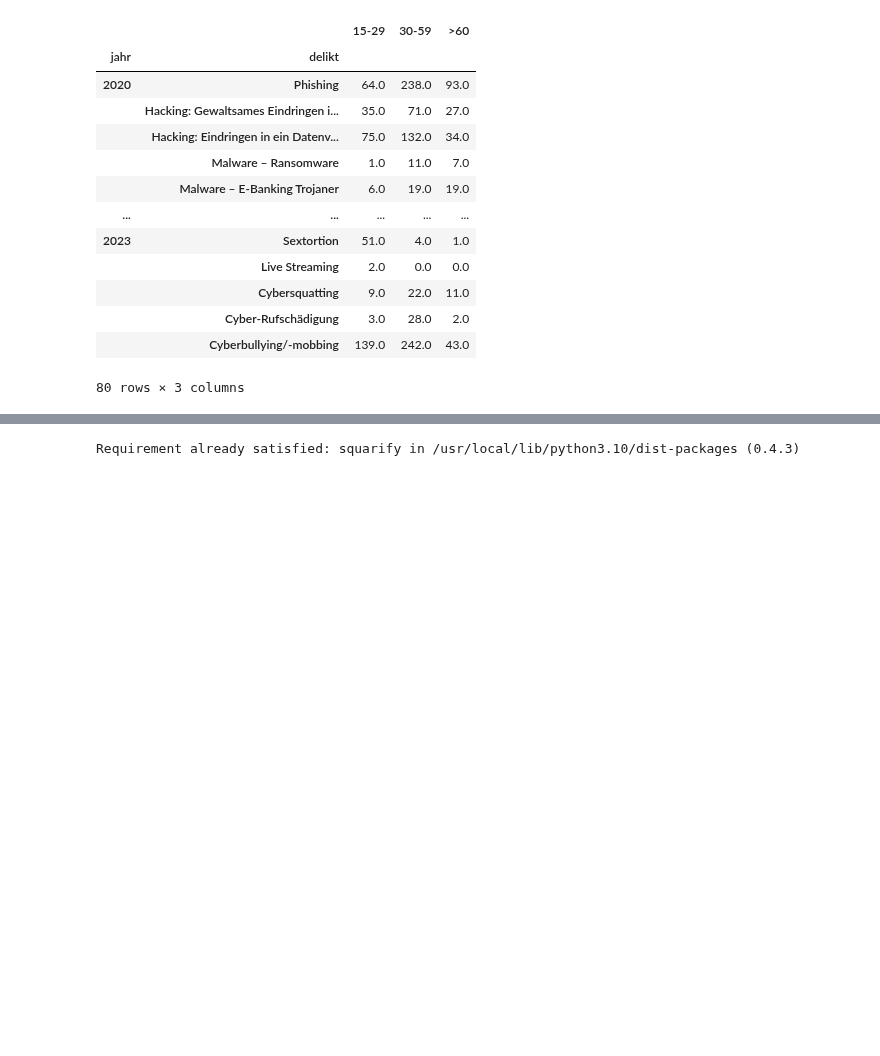
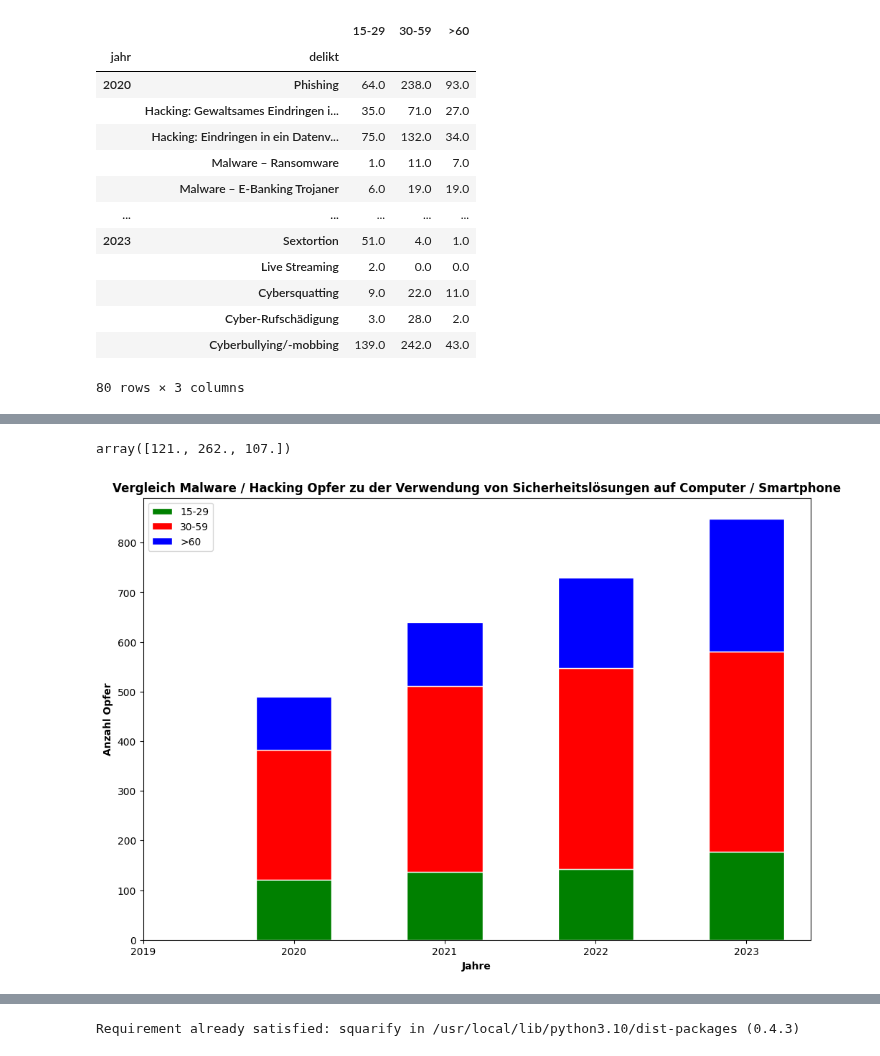
Before and after one commit to baumannf/bina_module, a Jupyter notebook: BINA_LN1_CybercrimeVisualisation.ipynb, the cells around one changed output, grey strips where cells are left out. Cells and saved outputs as stored; diff of their text form; code cells hidden in the pictures; blank space fills up the shorter version.

Commit message:
Barblot Hacking/Malware erstellt

```diff
--- a/BINA_LN1_CybercrimeVisualisation.ipynb
+++ b/BINA_LN1_CybercrimeVisualisation.ipynb
@@ -451,3 +479,69 @@ master_cyber_ch_opfer.filter(items=['Hacking: Gewaltsames Eindringen in ein Date
+# %%
+# Herausfilterung der relevanten Deliktkategorien 'Hacking: *' und 'Malware - *' für jedes Jahr und entsprechend der drei Alterkategorien
+delikt_rows2020 = master_cyber_ch_opfer[1:8].filter(items=['15-29','30-59','>60']).values
+delikt_rows2021 = master_cyber_ch_opfer.filter(like='2021', axis=0)[1:8].filter(items=['15-29','30-59','>60']).values
+delikt_rows2022 = master_cyber_ch_opfer.filter(like='2022', axis=0)[1:8].filter(items=['15-29','30-59','>60']).values
+delikt_rows2023 = master_cyber_ch_opfer.filter(like='2023', axis=0)[1:8].filter(items=['15-29','30-59','>60']).values
+
+# Summierung aller Anzahl Delikte entsprechend der Altersgruppierung
+delikt_rows2020 = np.sum(delikt_rows2020, axis=0)
+delikt_rows2021 = np.sum(delikt_rows2021, axis=0)
+delikt_rows2022 = np.sum(delikt_rows2022, axis=0)
+delikt_rows2023 = np.sum(delikt_rows2023, axis=0)
+
+delikt_rows2020
+# %% [output]
+array([121., 262., 107.])
+# %%
+# set width of bars
+barWidth = 0.5
+fig, ax = plt.subplots(figsize=(12, 8))
+
+
+# Heights of delikt_rows2020[0] + delikt_rows2020[1]
+bars2020 = np.add(delikt_rows2020[0], delikt_rows2020[1]).tolist()
+
+# Heights of delikt_rows2021[0] + delikt_rows2021[1]
+bars2021 = np.add(delikt_rows2021[0], delikt_rows2021[1]).tolist()
+
+# Heights of delikt_rows2022[0] + delikt_rows2022[1]
+bars2022 = np.add(delikt_rows2022[0], delikt_rows2022[1]).tolist()
+
+# Heights of delikt_rows2023[0] + delikt_rows2023[1]
+bars2023 = np.add(delikt_rows2023[0], delikt_rows2023[1]).tolist()
+
+# Set position of bar on X axis
+r1 = [1.5]
+r2 = [2.5]
+r3 = [3.5]
+r4 = [4.5]
+
+# Make the plot
+ax.bar(r1, delikt_rows2020[0], color='green', width=barWidth, edgecolor='white', label='15-29')
+ax.bar(r1, delikt_rows2020[1], bottom= delikt_rows2020[0], color='red', width=barWidth, edgecolor='white', label='30-59')
+ax.bar(r1, delikt_rows2020[2], bottom= bars2020, color='blue', width=barWidth, edgecolor='white', label='>60')
+ax.bar(r2, delikt_rows2021[0], color='green', width=barWidth, edgecolor='white')
+ax.bar(r2, delikt_rows2021[1], bottom= delikt_rows2021[0], color='red', width=barWidth, edgecolor='white')
+ax.bar(r2, delikt_rows2021[2], bottom= bars2021, color='blue', width=barWidth, edgecolor='white')
+ax.bar(r3, delikt_rows2022[0], color='green', width=barWidth, edgecolor='white')
+ax.bar(r3, delikt_rows2022[1], bottom= delikt_rows2022[0], color='red', width=barWidth, edgecolor='white')
+ax.bar(r3, delikt_rows2022[2], bottom= bars2022, color='blue', width=barWidth, edgecolor='white')
+ax.bar(r4, delikt_rows2023[0], color='green', width=barWidth, edgecolor='white')
+ax.bar(r4, delikt_rows2023[1], bottom= delikt_rows2023[0], color='red', width=barWidth, edgecolor='white')
+ax.bar(r4, delikt_rows2023[2], bottom= bars2023, color='blue', width=barWidth, edgecolor='white')
+
+# Add xticks on the middle of the group bars
+ax.set_title('Vergleich Malware / Hacking Opfer zu der Verwendung von Sicherheitslösungen auf Computer / Smartphone', fontweight='bold')
+ax.set_xlabel('Jahre', fontweight='bold')
+ax.set_ylabel('Anzahl Opfer', fontweight='bold')
+ax.set_xticks([r + barWidth for r in range(5)])
+ax.set_xticklabels(['2019', '2020', '2021', '2022', '2023'])
+
+# Create legend & Show graphic
+plt.legend()
+plt.show()
+# %% [output]
+[figure, added]
 # %%
 animal_names = ['Lion', 'Gazelle', 'Cheetah']
 mph_speed = [50, 60, 75]
```
Also changed, not shown: parts of 3 cells of this notebook.
